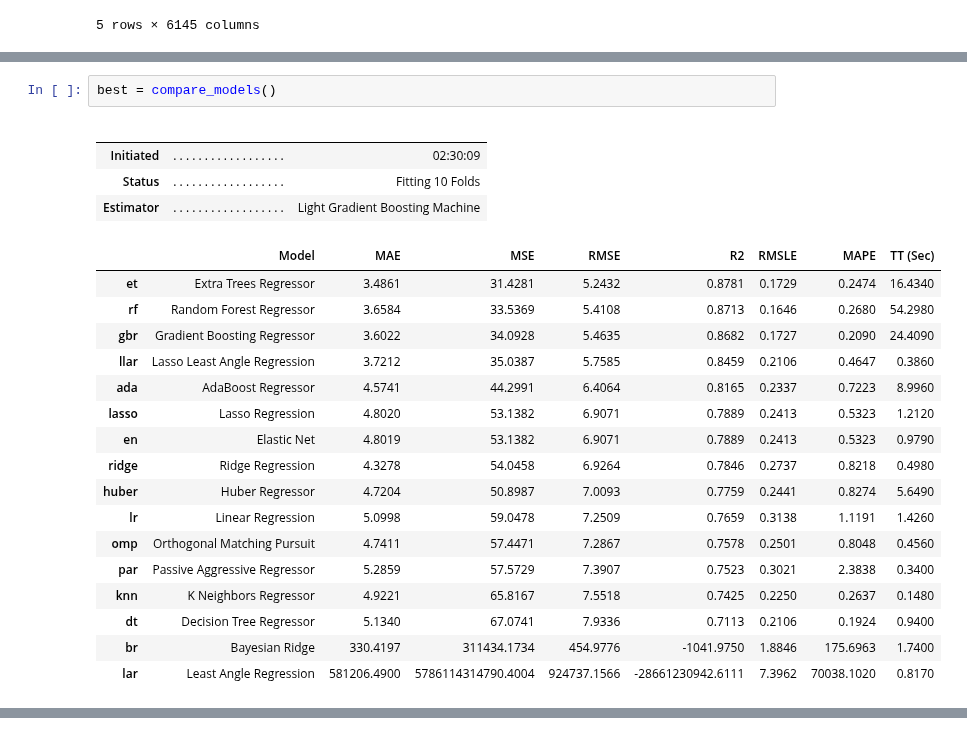
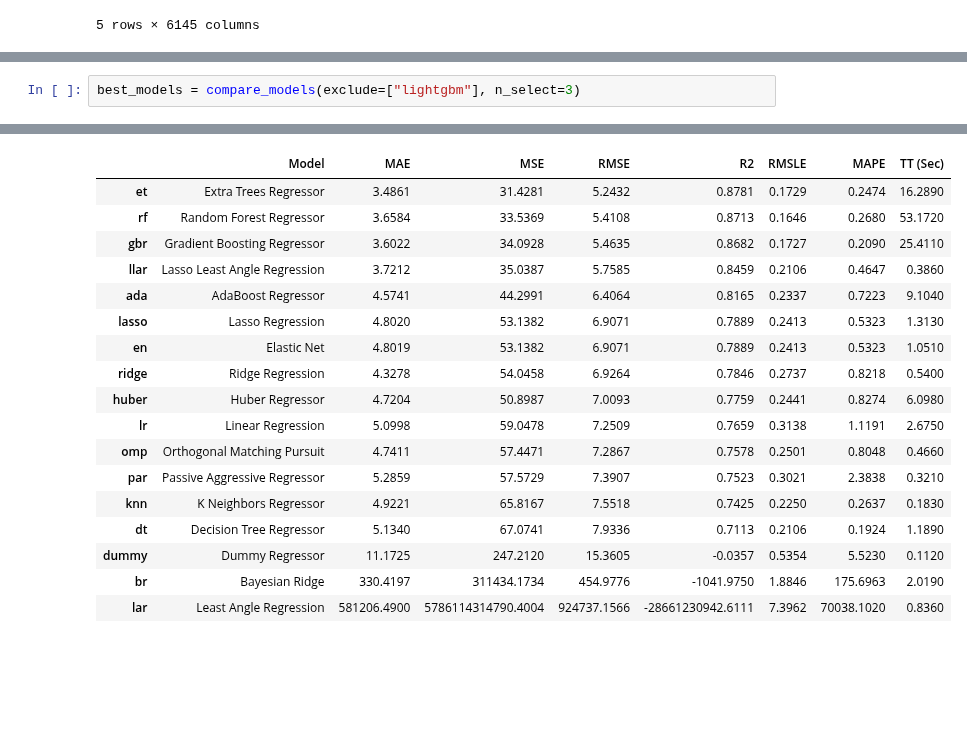
Before and after one commit to chhoumann/thesis-chemcam, a Jupyter notebook: baseline/experiments/pycaret.ipynb, the cells around one changed output, grey strips where cells are left out. Saved outputs shown, nothing was run; the diff lists cells and outputs as text; blank space fills up the shorter version.

```diff
--- a/baseline/experiments/pycaret.ipynb
+++ b/baseline/experiments/pycaret.ipynb
@@ -71,25 +71,3 @@ regression_setup = setup(
-# %%
-best = compare_models()
-# %% [output]
-|  |  |  |
-|  |  |  |
-| Initiated | . . . . . . . . . . . . . . . . . . | 02:30:09 |
-| Status | . . . . . . . . . . . . . . . . . . | Fitting 10 Folds |
-| Estimator | . . . . . . . . . . . . . . . . . . | Light Gradient Boosting Machine |
-|  | Model | MAE | MSE | RMSE | R2 | RMSLE | MAPE | TT (Sec) |
-| et | Extra Trees Regressor | 3.4861 | 31.4281 | 5.2432 | 0.8781 | 0.1729 | 0.2474 | 16.4340 |
-| rf | Random Forest Regressor | 3.6584 | 33.5369 | 5.4108 | 0.8713 | 0.1646 | 0.2680 | 54.2980 |
-| gbr | Gradient Boosting Regressor | 3.6022 | 34.0928 | 5.4635 | 0.8682 | 0.1727 | 0.2090 | 24.4090 |
-| llar | Lasso Least Angle Regression | 3.7212 | 35.0387 | 5.7585 | 0.8459 | 0.2106 | 0.4647 | 0.3860 |
-| ada | AdaBoost Regressor | 4.5741 | 44.2991 | 6.4064 | 0.8165 | 0.2337 | 0.7223 | 8.9960 |
-| lasso | Lasso Regression | 4.8020 | 53.1382 | 6.9071 | 0.7889 | 0.2413 | 0.5323 | 1.2120 |
-| en | Elastic Net | 4.8019 | 53.1382 | 6.9071 | 0.7889 | 0.2413 | 0.5323 | 0.9790 |
-| ridge | Ridge Regression | 4.3278 | 54.0458 | 6.9264 | 0.7846 | 0.2737 | 0.8218 | 0.4980 |
-| huber | Huber Regressor | 4.7204 | 50.8987 | 7.0093 | 0.7759 | 0.2441 | 0.8274 | 5.6490 |
-| lr | Linear Regression | 5.0998 | 59.0478 | 7.2509 | 0.7659 | 0.3138 | 1.1191 | 1.4260 |
-| omp | Orthogonal Matching Pursuit | 4.7411 | 57.4471 | 7.2867 | 0.7578 | 0.2501 | 0.8048 | 0.4560 |
-| par | Passive Aggressive Regressor | 5.2859 | 57.5729 | 7.3907 | 0.7523 | 0.3021 | 2.3838 | 0.3400 |
-| knn | K Neighbors Regressor | 4.9221 | 65.8167 | 7.5518 | 0.7425 | 0.2250 | 0.2637 | 0.1480 |
-| dt | Decision Tree Regressor | 5.1340 | 67.0741 | 7.9336 | 0.7113 | 0.2106 | 0.1924 | 0.9400 |
-| br | Bayesian Ridge | 330.4197 | 311434.1734 | 454.9776 | -1041.9750 | 1.8846 | 175.6963 | 1.7400 |
-| lar | Least Angle Regression | 581206.4900 | 5786114314790.4004 | 924737.1566 | -28661230942.6111 | 7.3962 | 70038.1020 | 0.8170 |
+# %%
+best_models = compare_models(exclude=["lightgbm"], n_select=3)
+# %% [output]
@@ -95,0 +75,18 @@ best = compare_models()
+|  | Model | MAE | MSE | RMSE | R2 | RMSLE | MAPE | TT (Sec) |
+| et | Extra Trees Regressor | 3.4861 | 31.4281 | 5.2432 | 0.8781 | 0.1729 | 0.2474 | 16.2890 |
+| rf | Random Forest Regressor | 3.6584 | 33.5369 | 5.4108 | 0.8713 | 0.1646 | 0.2680 | 53.1720 |
+| gbr | Gradient Boosting Regressor | 3.6022 | 34.0928 | 5.4635 | 0.8682 | 0.1727 | 0.2090 | 25.4110 |
+| llar | Lasso Least Angle Regression | 3.7212 | 35.0387 | 5.7585 | 0.8459 | 0.2106 | 0.4647 | 0.3860 |
+| ada | AdaBoost Regressor | 4.5741 | 44.2991 | 6.4064 | 0.8165 | 0.2337 | 0.7223 | 9.1040 |
+| lasso | Lasso Regression | 4.8020 | 53.1382 | 6.9071 | 0.7889 | 0.2413 | 0.5323 | 1.3130 |
+| en | Elastic Net | 4.8019 | 53.1382 | 6.9071 | 0.7889 | 0.2413 | 0.5323 | 1.0510 |
+| ridge | Ridge Regression | 4.3278 | 54.0458 | 6.9264 | 0.7846 | 0.2737 | 0.8218 | 0.5400 |
+| huber | Huber Regressor | 4.7204 | 50.8987 | 7.0093 | 0.7759 | 0.2441 | 0.8274 | 6.0980 |
+| lr | Linear Regression | 5.0998 | 59.0478 | 7.2509 | 0.7659 | 0.3138 | 1.1191 | 2.6750 |
+| omp | Orthogonal Matching Pursuit | 4.7411 | 57.4471 | 7.2867 | 0.7578 | 0.2501 | 0.8048 | 0.4660 |
+| par | Passive Aggressive Regressor | 5.2859 | 57.5729 | 7.3907 | 0.7523 | 0.3021 | 2.3838 | 0.3210 |
+| knn | K Neighbors Regressor | 4.9221 | 65.8167 | 7.5518 | 0.7425 | 0.2250 | 0.2637 | 0.1830 |
+| dt | Decision Tree Regressor | 5.1340 | 67.0741 | 7.9336 | 0.7113 | 0.2106 | 0.1924 | 1.1890 |
+| dummy | Dummy Regressor | 11.1725 | 247.2120 | 15.3605 | -0.0357 | 0.5354 | 5.5230 | 0.1120 |
+| br | Bayesian Ridge | 330.4197 | 311434.1734 | 454.9776 | -1041.9750 | 1.8846 | 175.6963 | 2.0190 |
+| lar | Least Angle Regression | 581206.4900 | 5786114314790.4004 | 924737.1566 | -28661230942.6111 | 7.3962 | 70038.1020 | 0.8360 |
```
Also changed, not shown: parts of 7 cells of this notebook, 4 other files.
